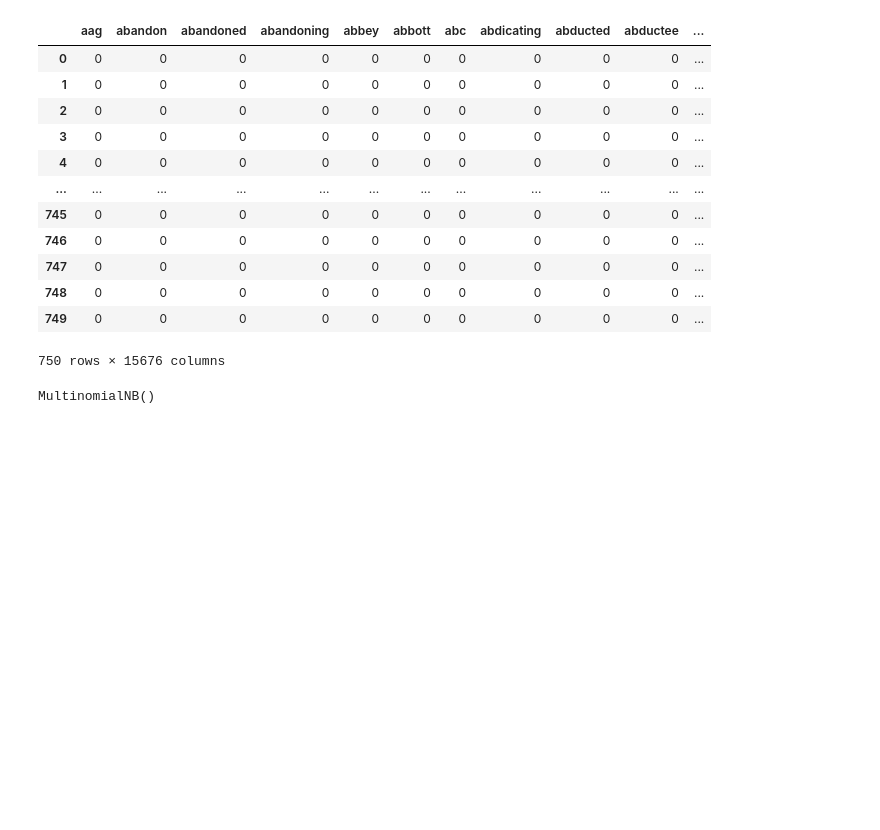
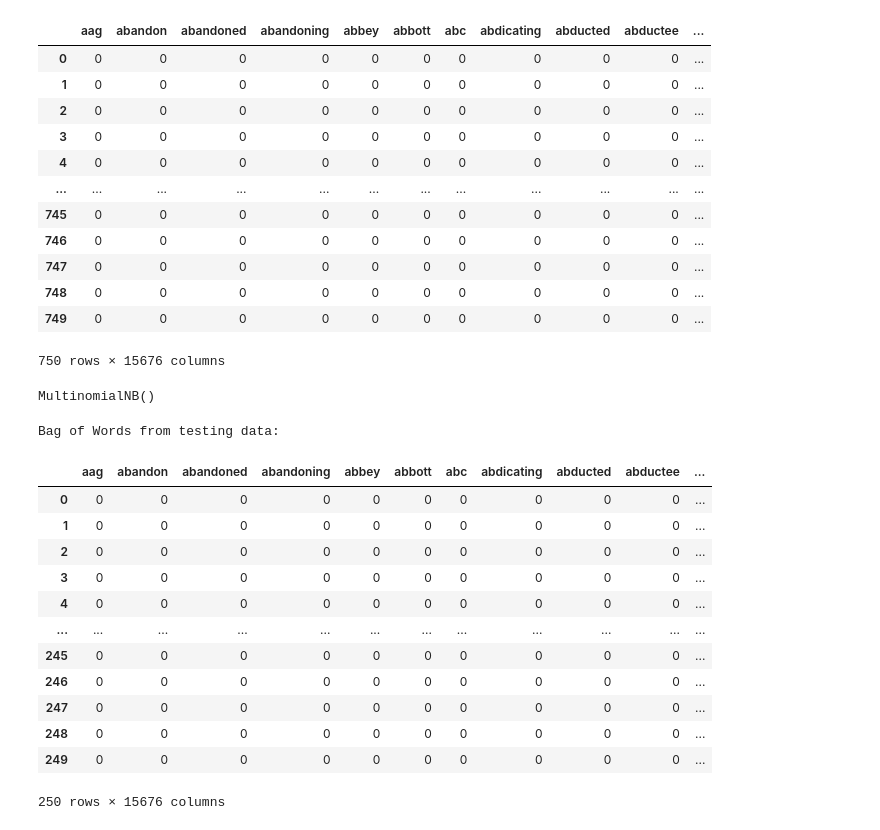
Before and after one commit to buitrbao222/naive-bayes-movie-review, a Jupyter notebook: code.ipynb, the cells around one changed output. Cells and saved outputs as stored; diff of their text form; code cells hidden in the pictures; blank space fills up the shorter version.

```diff
--- a/code.ipynb
+++ b/code.ipynb
@@ -88,3 +111,14 @@ print(y_test.shape)
 (250,)
 (750,)
 (250,)
+# %%
+# Instantiate Count Vectorizer
+cv = CountVectorizer()
+
+# Learns vocabulary from training data
+cv.fit(X_train)
+
+vocabulary = cv.get_feature_names_out()
+
+print('Vocabulary:')
+print(vocabulary)
@@ -123,3 +154,24 @@ nb = MultinomialNB()
 nb.fit(X_train_bow, y_train)
 # %% [output]
 MultinomialNB()
+# %%
+# Create bag of words from testing data using learned vocabulary
+X_test_bow = cv.transform(X_test)
+
+print('Bag of Words from testing data:')
+pd.DataFrame(X_test_bow.toarray(), columns=vocabulary)
+# %% [output]
+Bag of Words from testing data:
+|  | aag | abandon | abandoned | abandoning | abbey | abbott | abc | abdicating | abducted | abductee | ... |
+| 0 | 0 | 0 | 0 | 0 | 0 | 0 | 0 | 0 | 0 | 0 | ... |
+| 1 | 0 | 0 | 0 | 0 | 0 | 0 | 0 | 0 | 0 | 0 | ... |
+| 2 | 0 | 0 | 0 | 0 | 0 | 0 | 0 | 0 | 0 | 0 | ... |
+| 3 | 0 | 0 | 0 | 0 | 0 | 0 | 0 | 0 | 0 | 0 | ... |
+| 4 | 0 | 0 | 0 | 0 | 0 | 0 | 0 | 0 | 0 | 0 | ... |
+| ... | ... | ... | ... | ... | ... | ... | ... | ... | ... | ... | ... |
+| 245 | 0 | 0 | 0 | 0 | 0 | 0 | 0 | 0 | 0 | 0 | ... |
+| 246 | 0 | 0 | 0 | 0 | 0 | 0 | 0 | 0 | 0 | 0 | ... |
+| 247 | 0 | 0 | 0 | 0 | 0 | 0 | 0 | 0 | 0 | 0 | ... |
+| 248 | 0 | 0 | 0 | 0 | 0 | 0 | 0 | 0 | 0 | 0 | ... |
+| 249 | 0 | 0 | 0 | 0 | 0 | 0 | 0 | 0 | 0 | 0 | ... |
+250 rows × 15676 columns
```
Also changed, not shown: parts of 12 cells of this notebook.
